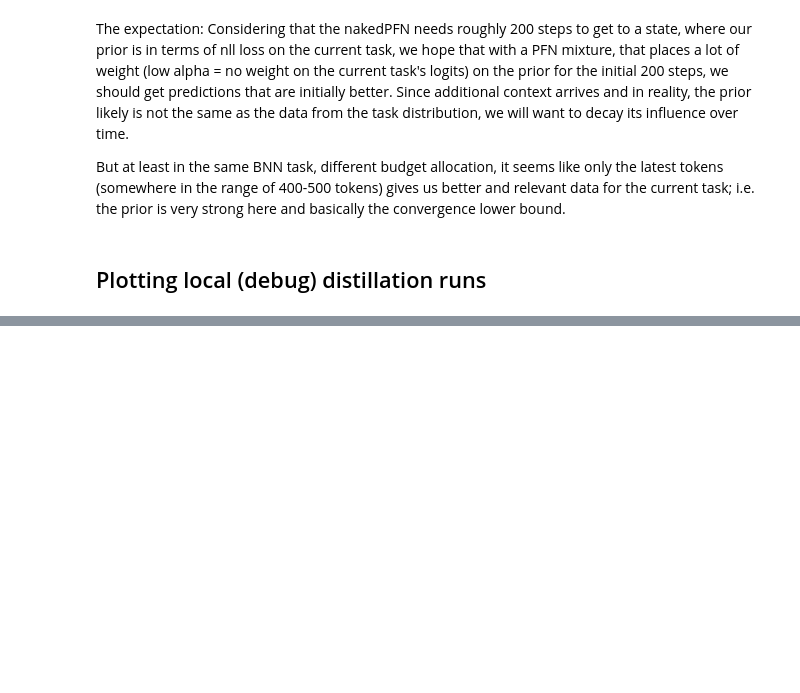
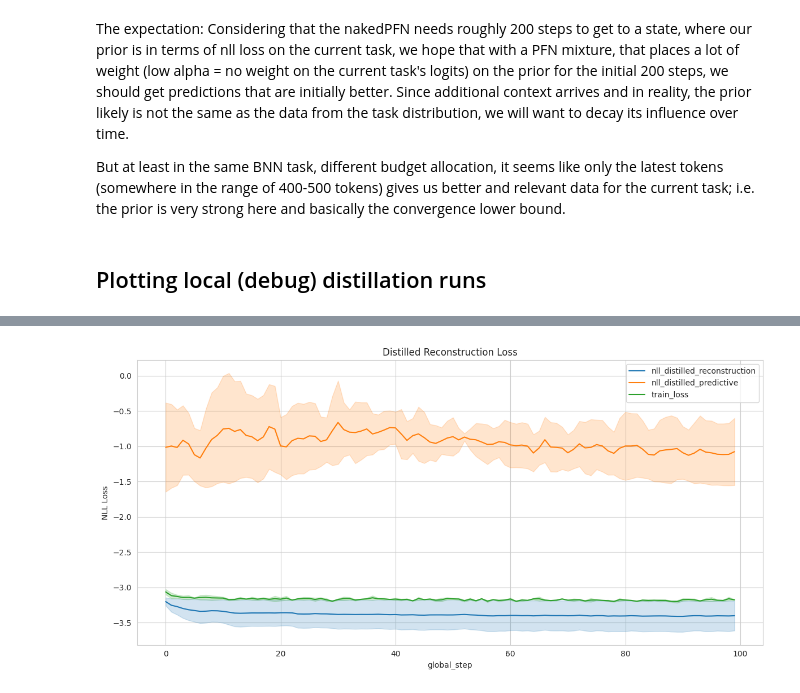
Before and after one commit to timruhkopf/ExperiencedFT-PFNs, a Jupyter notebook: src/plots/demo_results.ipynb, the cells around one changed output, grey strips where cells are left out. Drawn from its saved outputs; the diff is of its cells as text; code cells hidden in the pictures; blank space fills up the shorter version.

Commit message:
[refactor] dataloading: collate for padding to avoid for loop
[plotting] a distillation run

[logging-bug] distill did overwrite the train loss for each task

```diff
--- a/src/plots/demo_results.ipynb
+++ b/src/plots/demo_results.ipynb
@@ -96,4 +97,4 @@ But at least in the same BNN task, different budget allocation, it seems like on
 # %% [markdown]
 ## Plotting local (debug) distillation runs
 # %%
-file_path = ROOT / 'output/base/999_a071c78_pfn_mixture_sanity_same_seed_42'
+file_path = ROOT / 'output/base/999_8b4ca2d_distill_sanity_same_seed_42'
@@ -100,48 +144,30 @@ file_path = ROOT / 'output/base/999_a071c78_pfn_mixture_sanity_same_seed_42'
 # %%
-## Plotting Local (Debug) PPD Mixture results
-import matplotlib.pyplot as plt
-from src.utils.filelogger import BufferedFileLogger
-
-
-file_name = 'results.csv'
-
-logger = BufferedFileLogger(
-    file_name=file_name,
-    file_path=file_path,
-    header=('metric', 'value', 'global_step', 'context_size', 'task')
-)
 
 ax = logger.plot_scalar_curve(
     metric="nll_distilled_reconstruction",
     title="Distilled Reconstruction Loss",
-    x='context_size',
+    x='global_step',
     plot=False
 )
 
 ax = logger.plot_scalar_curve(
     metric="nll_distilled_predictive",
     title="Distilled Predictive Loss",
-    x='context_size',
+    x='global_step',
     plot=False,
     ax=ax
 )
 ax = logger.plot_scalar_curve(
     metric="train_loss",
     title="Distilled Training Loss",
-    x='context_size',
-    plot=False,
-    ax=ax
-)
-
-ax = logger.plot_scalar_curve(
-    metric='x_init context (no-distillation)',
-    title="X Init Context (No Distillation)",
-    x='task',
+    x='global_step',
     plot=False,
     ax=ax
 )
 
 ax.set_xlabel("global_step")
 ax.set_ylabel("NLL Loss")
 ax.set_title("Distilled Reconstruction Loss")
 plt.show()
+# %% [output]
+[figure, added]
```
Also changed, not shown: parts of 8 cells of this notebook, 2 other files.
